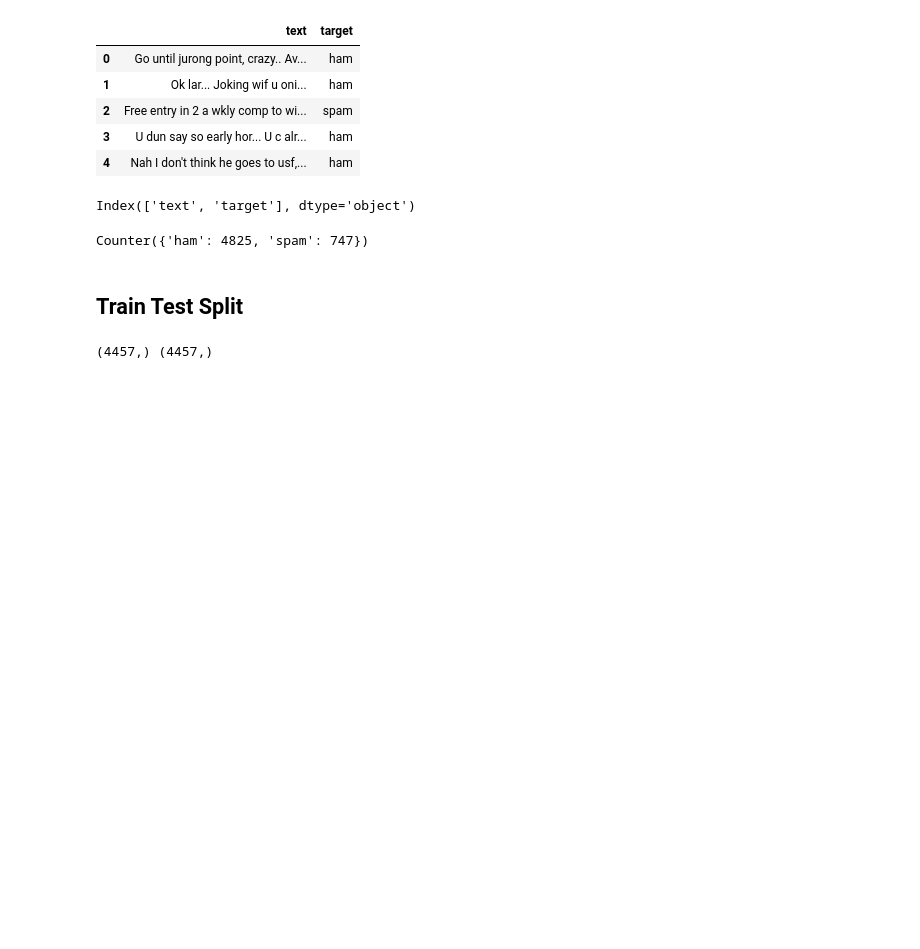
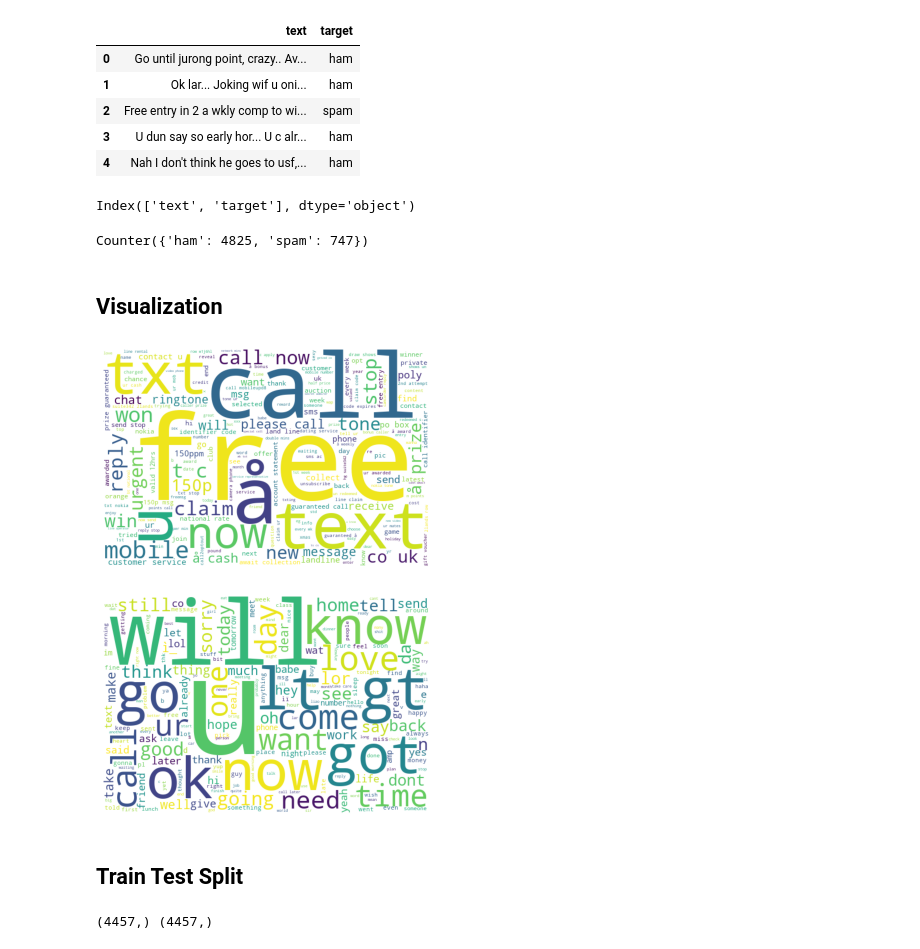
Before and after one commit to natsakh/Data-Analysis, a Jupyter notebook: Pr_4/4.4 - Spam classifier.ipynb, the cells around one changed output. Cells and saved outputs as stored; diff of their text form; code cells hidden in the pictures; blank space fills up the shorter version.

```diff
--- a/Pr_4/4.4 - Spam classifier.ipynb
+++ b/Pr_4/4.4 - Spam classifier.ipynb
@@ -37,6 +39,24 @@ from collections import Counter
 Counter( df['target'])
 # %% [output]
 Counter({'ham': 4825, 'spam': 747})
+# %% [markdown]
+## Visualization
+# %%
+def visualize(label):
+    text = ''
+    for msg in df[df['target'] == label]['text']:
+        msg = msg.lower()
+        text += msg + ' '
+    wordcloud = WordCloud(width=600, height=400, background_color="white").generate(text)
+    plt.imshow(wordcloud)
+    plt.axis('off')
+    plt.show()
+
+visualize('spam')
+visualize('ham')
+# %% [output]
+[figure, added]
+[figure, added]
 # %% [markdown]
 ## Train Test Split
 # %%
```
Also changed, not shown: parts of 3 cells of this notebook.
